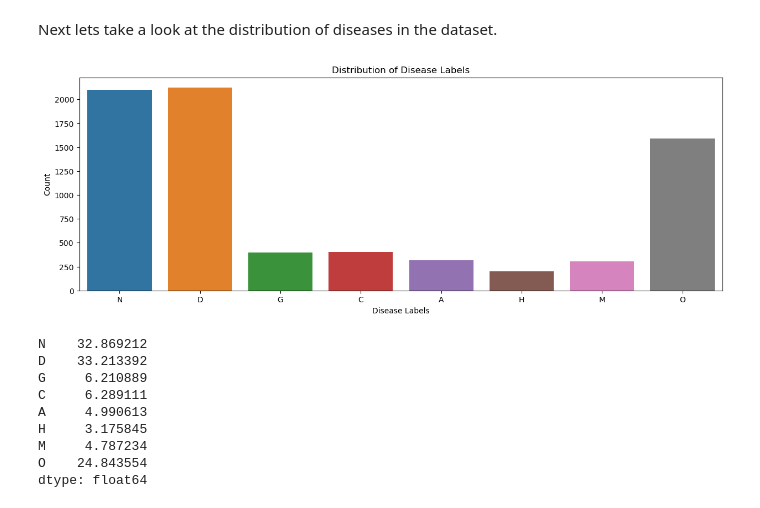
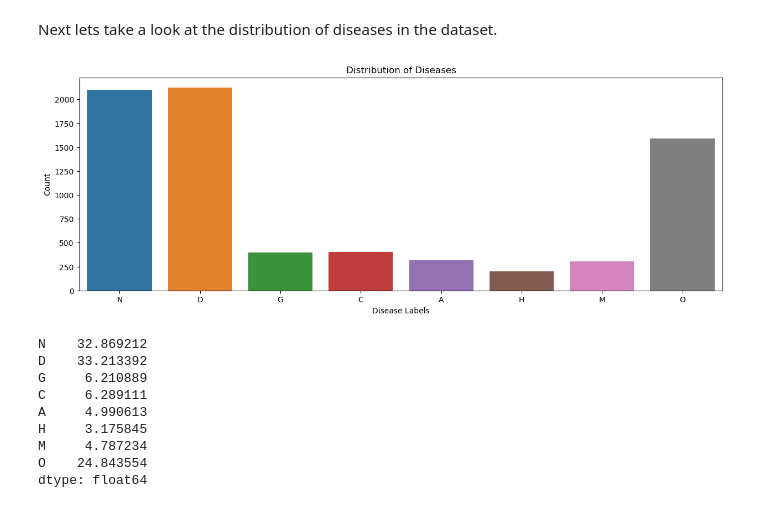
Before and after one commit to LiamBergman/Ocular-Disease-Recognition, a Jupyter notebook: William_Bergman_Capstone_Sprint1.ipynb, the cells around one changed output. Saved outputs shown, nothing was run; the diff lists cells and outputs as text; code cells hidden in the pictures.

```diff
--- a/William_Bergman_Capstone_Sprint1.ipynb
+++ b/William_Bergman_Capstone_Sprint1.ipynb
@@ -91,16 +95,16 @@ Next lets take a look at the distribution of diseases in the dataset.
 # %%
 # Plot the distribution of labels
 label_columns = ['N', 'D', 'G', 'C', 'A', 'H', 'M', 'O']
 label_counts = df[label_columns].sum()
 
 plt.figure(figsize=(15, 5))
 sns.barplot(x=label_counts.index, y=label_counts.values)
-plt.title('Distribution of Disease Labels')
+plt.title('Distribution of Diseases')
 plt.xlabel('Disease Labels')
 plt.ylabel('Count')
 plt.show()
 # %% [output]
-[figure, old version]
+[figure, new version]
 # %%
 # Calculate the proportion of each disease label in the dataset
 total_records = len(df)
```
Also changed, not shown: parts of 2 cells of this notebook, 2 other files.
